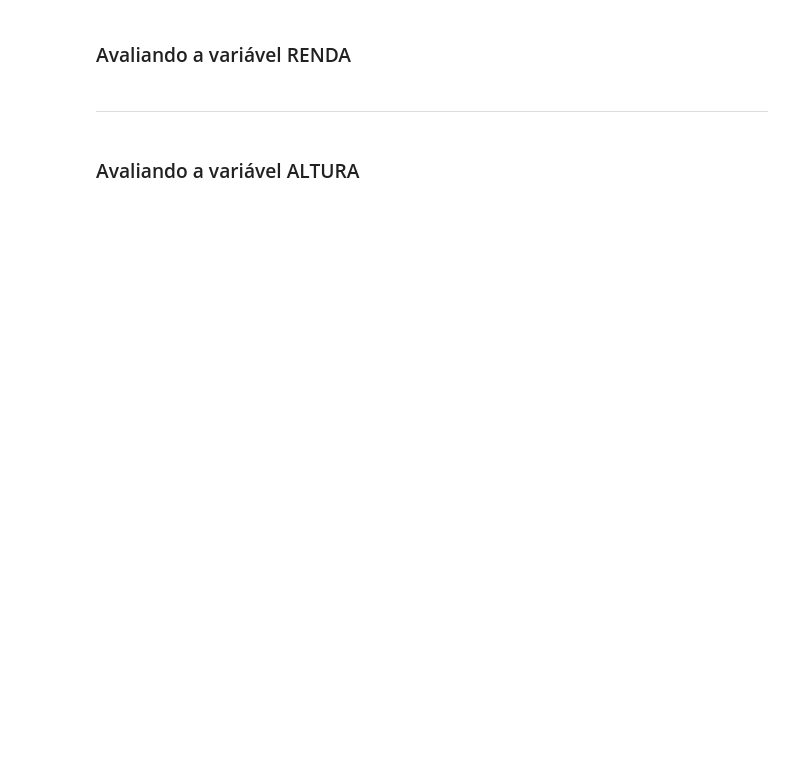
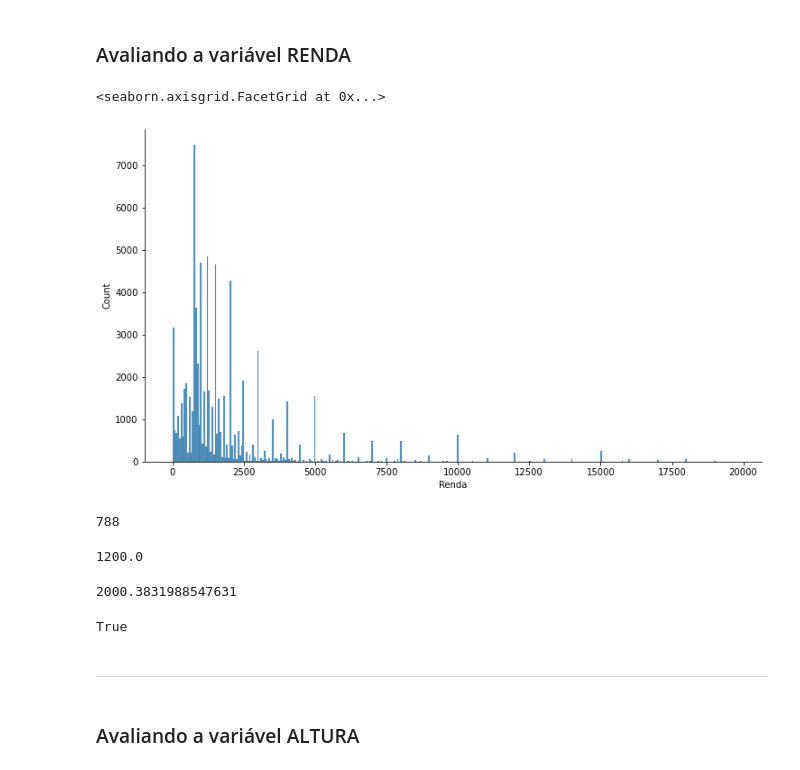
Before and after one commit to Gabriel-limadev/data_science_study, a Jupyter notebook: 3 - Estatística com Python: frequências e medidas/course files/Curso_de_Estatística_Parte_1.ipynb, the cells around one changed output. Drawn from its saved outputs; the diff is of its cells as text; code cells hidden in the pictures; blank space fills up the shorter version.

Commit message:
Learning about mean, median, mode and separatist measures

```diff
--- a/3 - Estatística com Python: frequências e medidas/course files/Curso_de_Estatística_Parte_1.ipynb
+++ b/3 - Estatística com Python: frequências e medidas/course files/Curso_de_Estatística_Parte_1.ipynb
@@ -621,6 +837,32 @@ Pode-se definir a moda como sendo o valor mais frequente de um conjunto de dados
 <img src='https://caelum-online-public.s3.amazonaws.com/1177-estatistica-parte1/01/img004.png' width='80%'>
 # %% [markdown]
 ### Avaliando a variável RENDA
+# %%
+ax = sns.displot(data.query('Renda < 20000')['Renda'])
+ax.figure.set_size_inches(12, 6)
+ax
+# %% [output]
+<seaborn.axisgrid.FacetGrid at 0x...>
+[figure, added]
+# %%
+mode = data['Renda'].mode()[0]
+mode
+# %% [output]
+788
+# %%
+median = data['Renda'].median()
+median
+# %% [output]
+1200.0
+# %%
+mean = data['Renda'].mean()
+mean
+# %% [output]
+2000.3831988547631
+# %%
+mode < median < mean
+# %% [output]
+True
 # %% [markdown]
 ***
 # %% [markdown]
```
Also changed, not shown: parts of 53 cells of this notebook.
